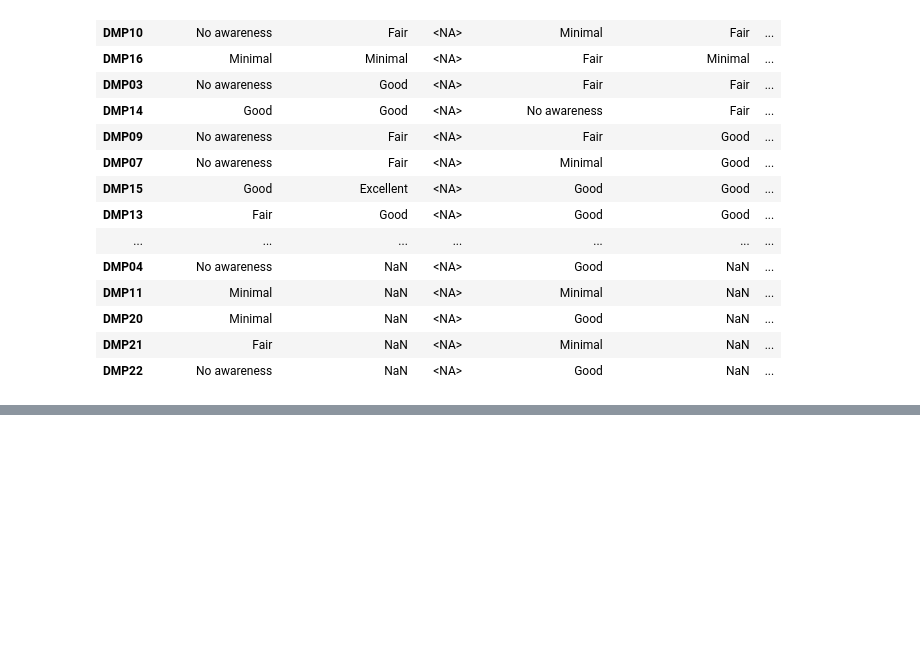
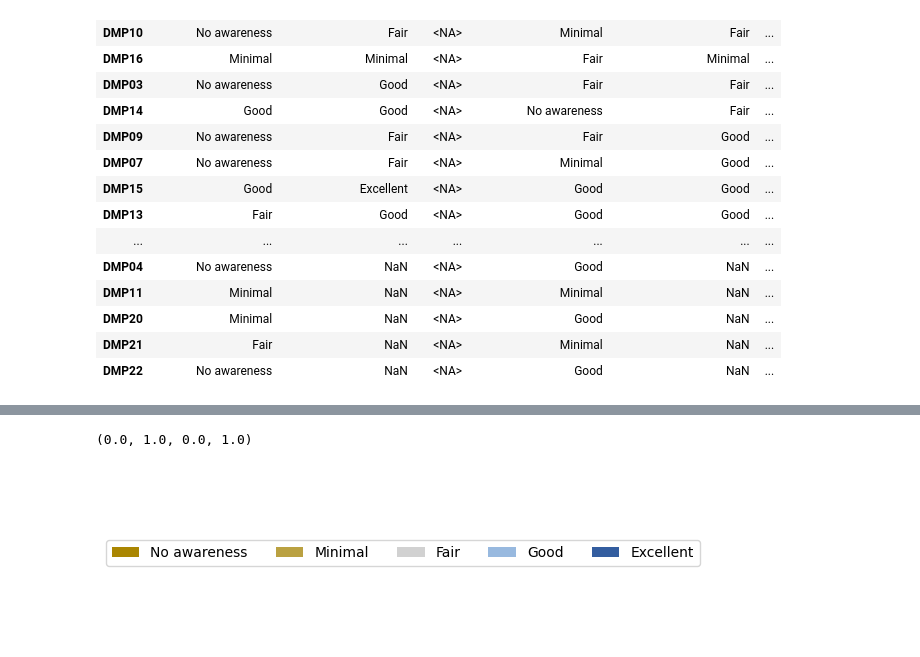
Before and after one commit to UoA-eResearch/likert, a Jupyter notebook: likert.ipynb, the cells around one changed output, grey strips where cells are left out. Cells and saved outputs as stored; diff of their text form; code cells hidden in the pictures; blank space fills up the shorter version.

```diff
--- a/likert.ipynb
+++ b/likert.ipynb
@@ -113,0 +119,8 @@ plt.axis("off")
+# %%
+handles,labels = ax.get_legend_handles_labels()
+fig_legend = plt.figure(figsize=(2,2))
+fig_legend.legend(handles, labels, loc="center", ncol=5)
+plt.axis("off")
+# %% [output]
+(0.0, 1.0, 0.0, 1.0)
+[figure, added]
```
Also changed, not shown: parts of 5 cells of this notebook.
